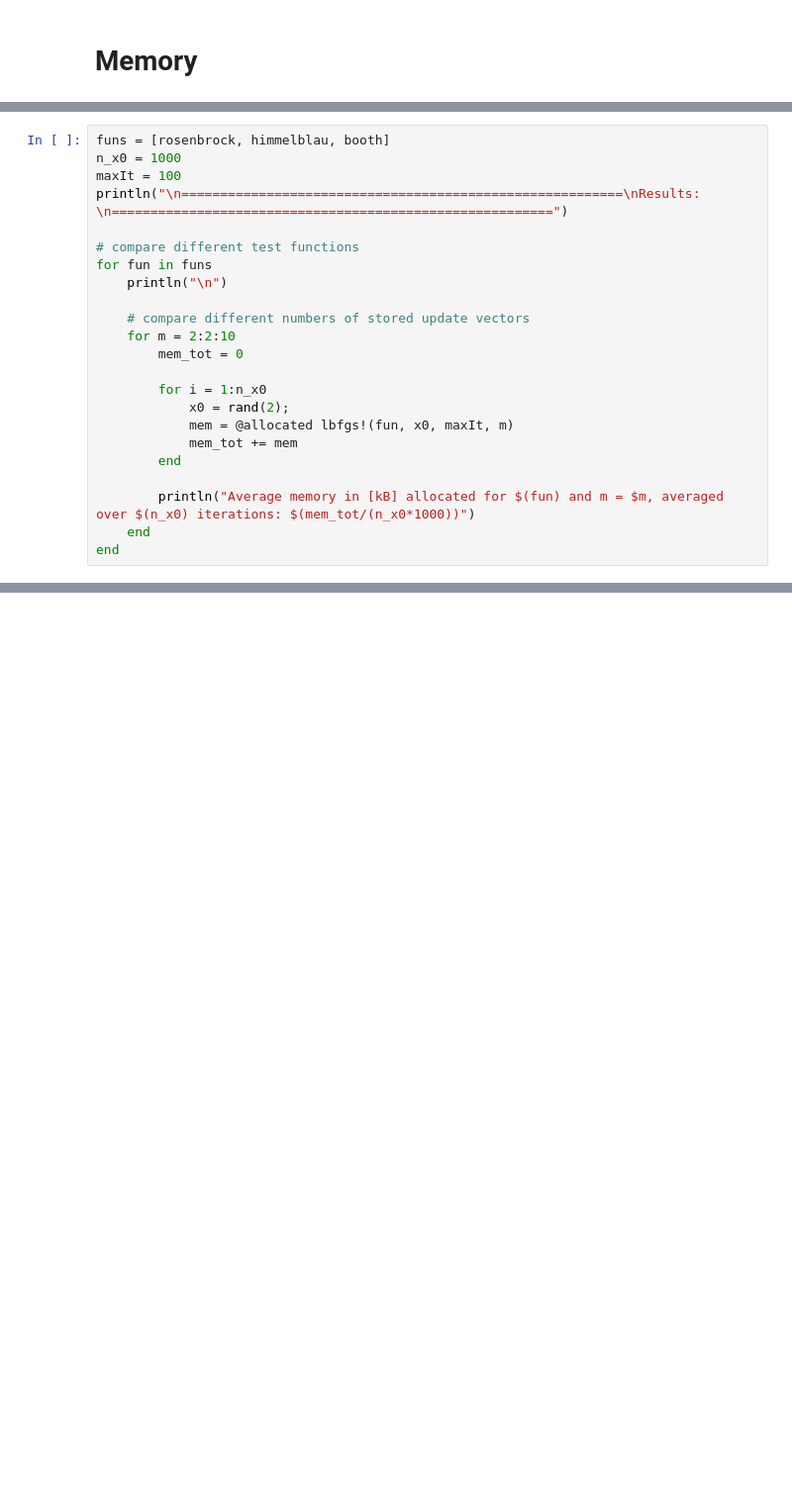
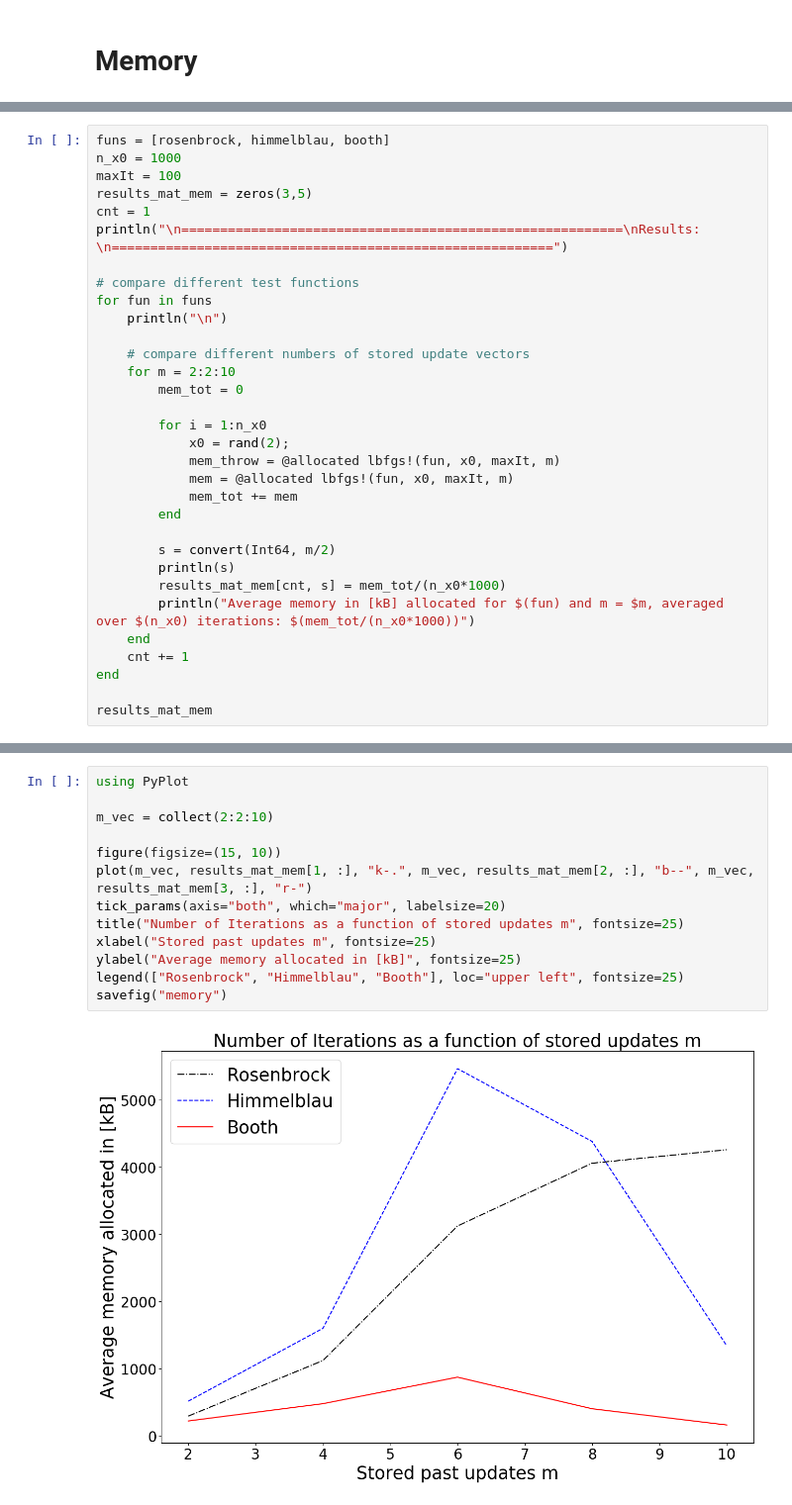
Before and after one commit to simonbatzner/L-BFGS-Julia, a Jupyter notebook: L-BFGS_Project_SW.ipynb, the cells around one changed output, grey strips where cells are left out. Shown at 99% size. Drawn from its saved outputs; the diff is of its cells as text; blank space fills up the shorter version.

```diff
--- a/L-BFGS_Project_SW.ipynb
+++ b/L-BFGS_Project_SW.ipynb
@@ -580,6 +604,8 @@ Number of bytes allocated for booth: 963360
 funs = [rosenbrock, himmelblau, booth]
 n_x0 = 1000
 maxIt = 100
+results_mat_mem = zeros(3,5)
+cnt = 1
 println("\n=========================================================\nResults: \n=========================================================")
 
 # compare different test functions
@@ -592,13 +618,20 @@ for fun in funs
 
         for i = 1:n_x0
             x0 = rand(2);
+            mem_throw = @allocated lbfgs!(fun, x0, maxIt, m)
             mem = @allocated lbfgs!(fun, x0, maxIt, m)
             mem_tot += mem
         end
 
+        s = convert(Int64, m/2)
+        println(s)
+        results_mat_mem[cnt, s] = mem_tot/(n_x0*1000)
         println("Average memory in [kB] allocated for $(fun) and m = $m, averaged over $(n_x0) iterations: $(mem_tot/(n_x0*1000))")
     end
+    cnt += 1
 end
+
+results_mat_mem
 # %% [output]
 =========================================================
 Results:
@@ -619,0 +657,15 @@ Average memory in [kB] allocated for booth and m = 10, averaged over 1000 iterat
+# %%
+using PyPlot
+
+m_vec = collect(2:2:10)
+
+figure(figsize=(15, 10))
+plot(m_vec, results_mat_mem[1, :], "k-.", m_vec, results_mat_mem[2, :], "b--", m_vec, results_mat_mem[3, :], "r-")
+tick_params(axis="both", which="major", labelsize=20)
+title("Number of Iterations as a function of stored updates m", fontsize=25)
+xlabel("Stored past updates m", fontsize=25)
+ylabel("Average memory allocated in [kB]", fontsize=25)
+legend(["Rosenbrock", "Himmelblau", "Booth"], loc="upper left", fontsize=25)
+savefig("memory")
+# %% [output]
+[figure, added]
```
Also changed, not shown: parts of 5 cells of this notebook, 3 other files.
